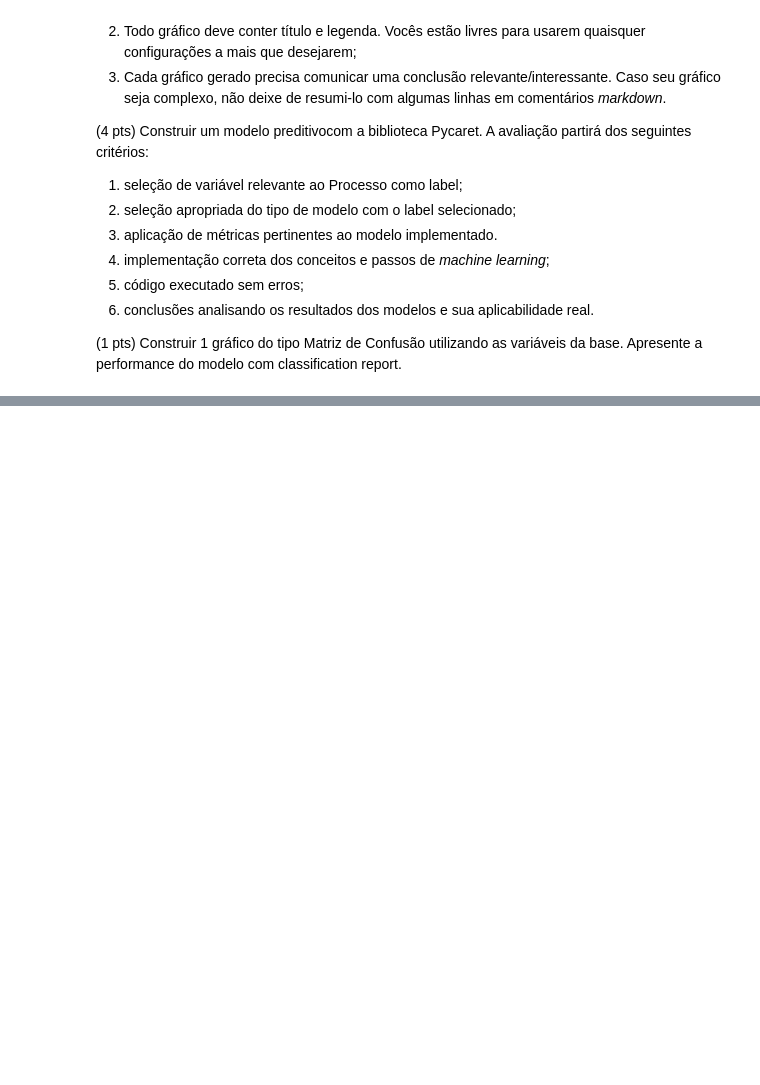
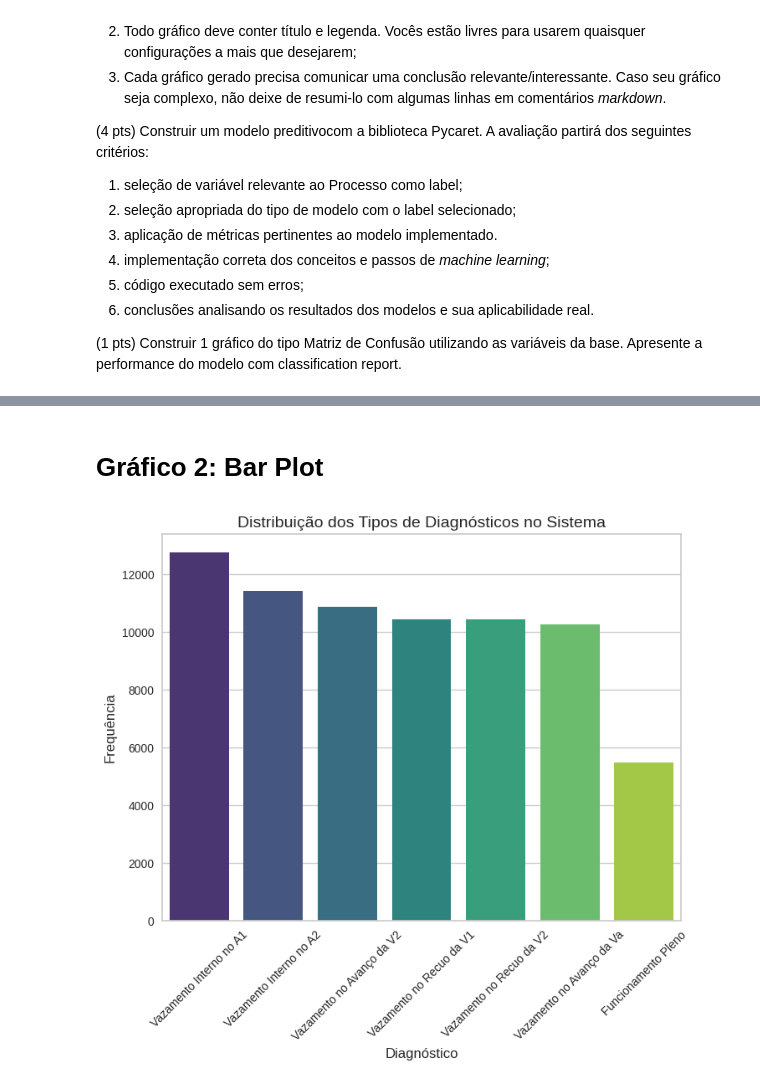
Before and after one commit to lucasthalless/CP-IA-EDA-ML, a Jupyter notebook: Checkpoint_IA_TDS.ipynb, the cells around one changed output, grey strips where cells are left out. Cells and saved outputs as stored; diff of their text form; code cells hidden in the pictures; blank space fills up the shorter version.

```diff
--- a/Checkpoint_IA_TDS.ipynb
+++ b/Checkpoint_IA_TDS.ipynb
@@ -85,0 +193,22 @@ data
+# %% [markdown]
+# Gráfico 2: Bar Plot
+# %%
+import seaborn as sns
+
+# Contar as ocorrências de cada tipo de diagnóstico
+diagnostic_counts = data['Diagnostic'].value_counts()
+
+# Gráfico de barras
+plt.figure(figsize=(8, 6))
+sns.barplot(x=diagnostic_counts.index, y=diagnostic_counts.values, palette='viridis')
+
+# Título e legendas
+plt.title('Distribuição dos Tipos de Diagnósticos no Sistema', fontsize=14)
+plt.xlabel('Diagnóstico', fontsize=12)
+plt.ylabel('Frequência', fontsize=12)
+
+# Exibir gráfico
+plt.xticks(rotation=45)
+plt.show()
+# %% [output]
+[figure, added]
```
Also changed, not shown: parts of 12 cells of this notebook.
